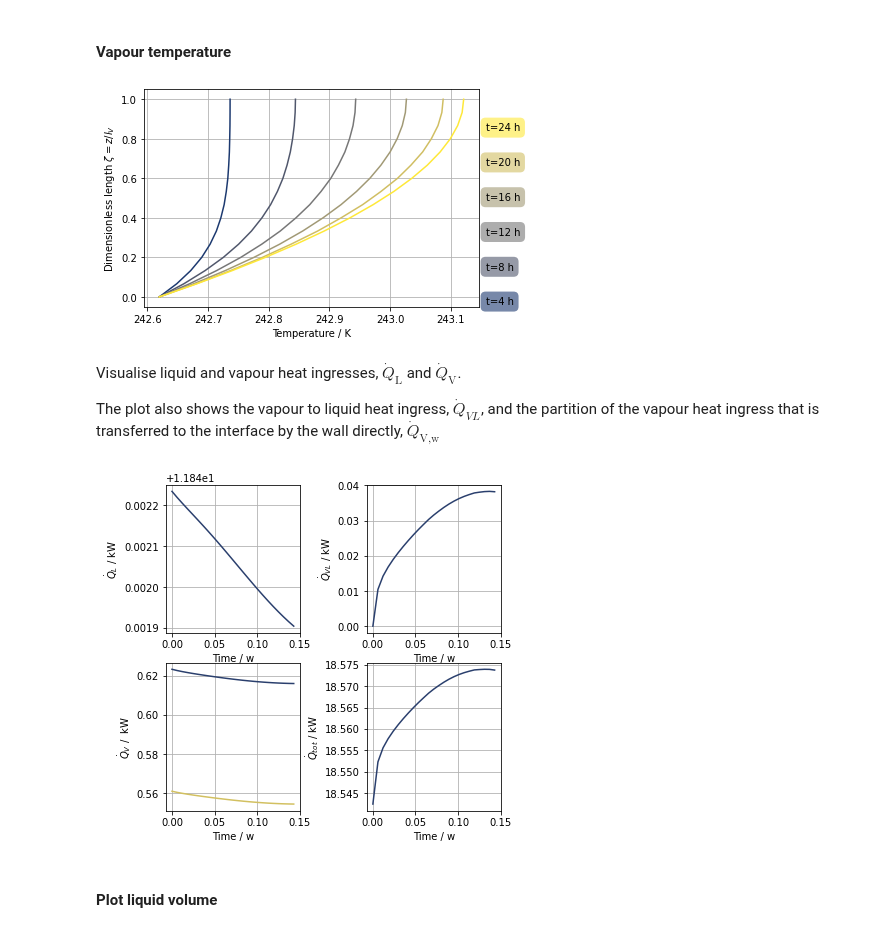
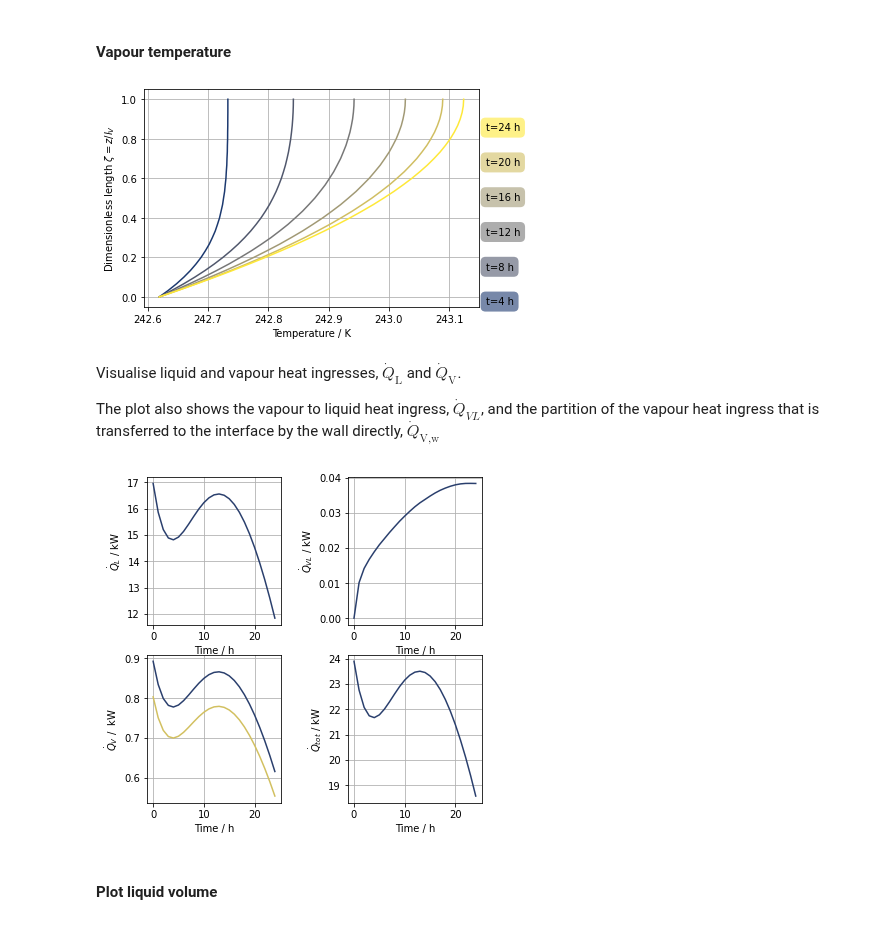
Before and after one commit to felipehuerta17/CryoEvap, a Jupyter notebook: notebooks/ammonia_large_SanGregorio.ipynb, the cells around one changed output. Saved outputs shown, nothing was run; the diff lists cells and outputs as text; code cells hidden in the pictures.

Commit message:
fix: heat transfer plots

```diff
--- a/notebooks/ammonia_large_SanGregorio.ipynb
+++ b/notebooks/ammonia_large_SanGregorio.ipynb
@@ -97,7 +97,7 @@ BOR = 0.003 %
 #### Simulation setup and execution
 # %%
 # Define vertical spacing
-dz = 0.1
+dz = 0.05
 
 # Calculate number of nodes
 n_z = 1 + int(np.round(large_tank.l_V/dz, 0))
@@ -108,7 +108,7 @@ large_tank.z_grid = np.linspace(0, 1, n_z)
 # Insulated roof
 large_tank.U_roof = 0
 
-# Define evaporation time as 48 weeks
+# Define evaporation time as 24 h - short term evap
 evap_time = 3600 * 24
 
 # Time step to record data, relevant for plotting integrated quantities
@@ -129,15 +131,15 @@ large_tank.evaporate(evap_time)
 large_tank.plot_tv(t_unit='h')
 plt.savefig("swagT.svg")
 # %% [output]
-[figure, old version]
+[figure, new version]
 # %% [markdown]
 Visualise liquid and vapour heat ingresses, $\dot{Q}_{\text{L}}$ and  $\dot{Q}_{\text{V}}$.
 
 The plot also shows the vapour to liquid heat ingress, $\dot{Q}_{VL}$, and  the partition of the vapour heat ingress that is transferred to the interface by the wall directly, $\dot{Q}_{\text{V,w}}$
 # %%
-large_tank.plot_Q(unit='kW', t_unit='w')
+large_tank.plot_Q(unit='kW', t_unit='h')
 # %% [output]
-[figure, old version]
+[figure, new version]
 # %% [markdown]
 #### Plot liquid volume
 # %%
```
Also changed, not shown: parts of 2 cells of this notebook, 2 other files.
